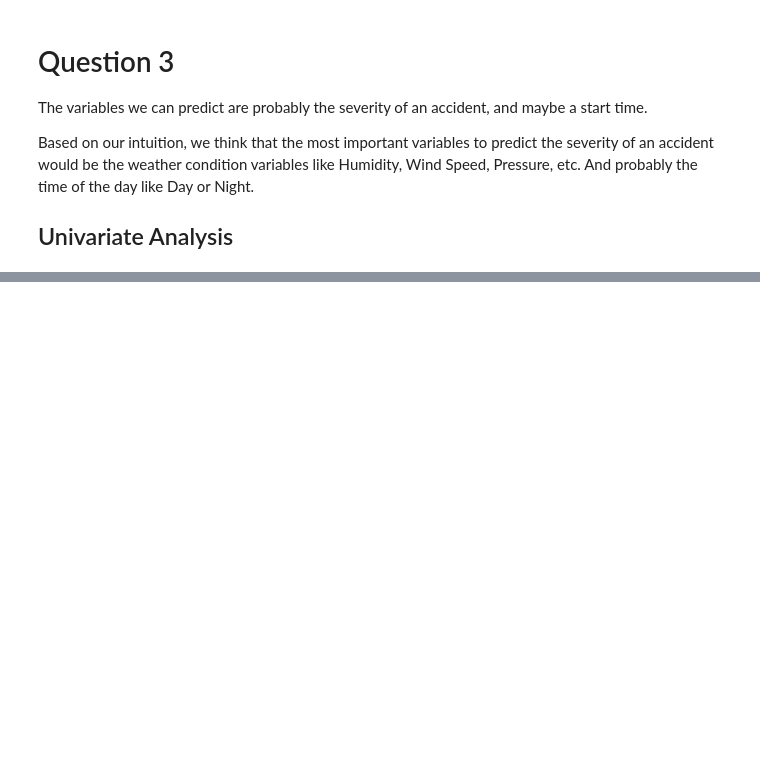
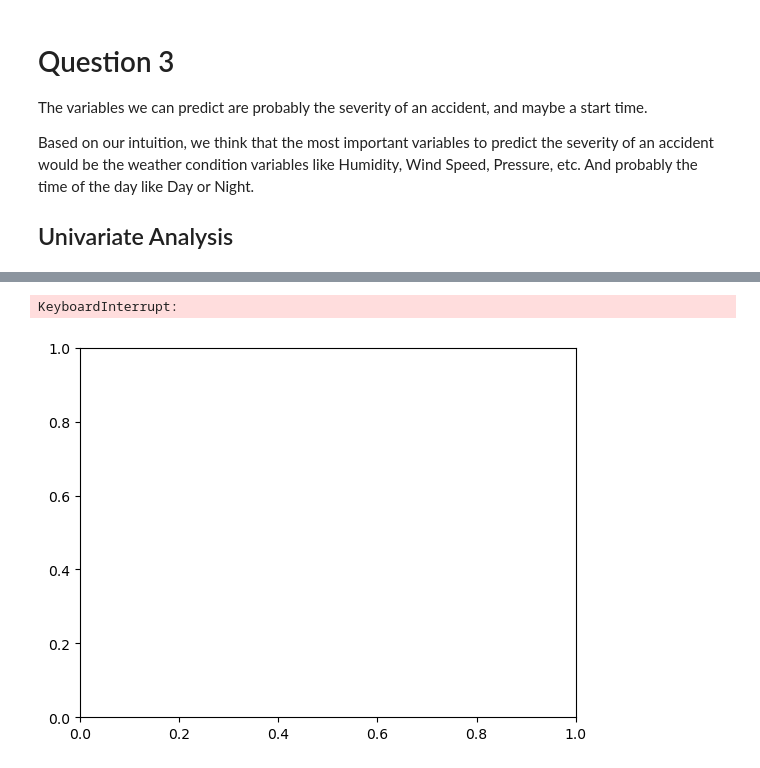
Before and after one commit to RinjieMX/ExplainAI_TD4, a Jupyter notebook: Notebook_TD4.ipynb, the cells around one changed output, grey strips where cells are left out. Cells and saved outputs as stored; diff of their text form; code cells hidden in the pictures; blank space fills up the shorter version.

```diff
--- a/Notebook_TD4.ipynb
+++ b/Notebook_TD4.ipynb
@@ -111,0 +256,6 @@ df.describe
+# %%
+plt.scatter(df.index,df['Start_Time'])
+plt.show()
+# %% [output]
+KeyboardInterrupt:
+[figure, added]
```
Also changed, not shown: parts of 23 cells of this notebook.
